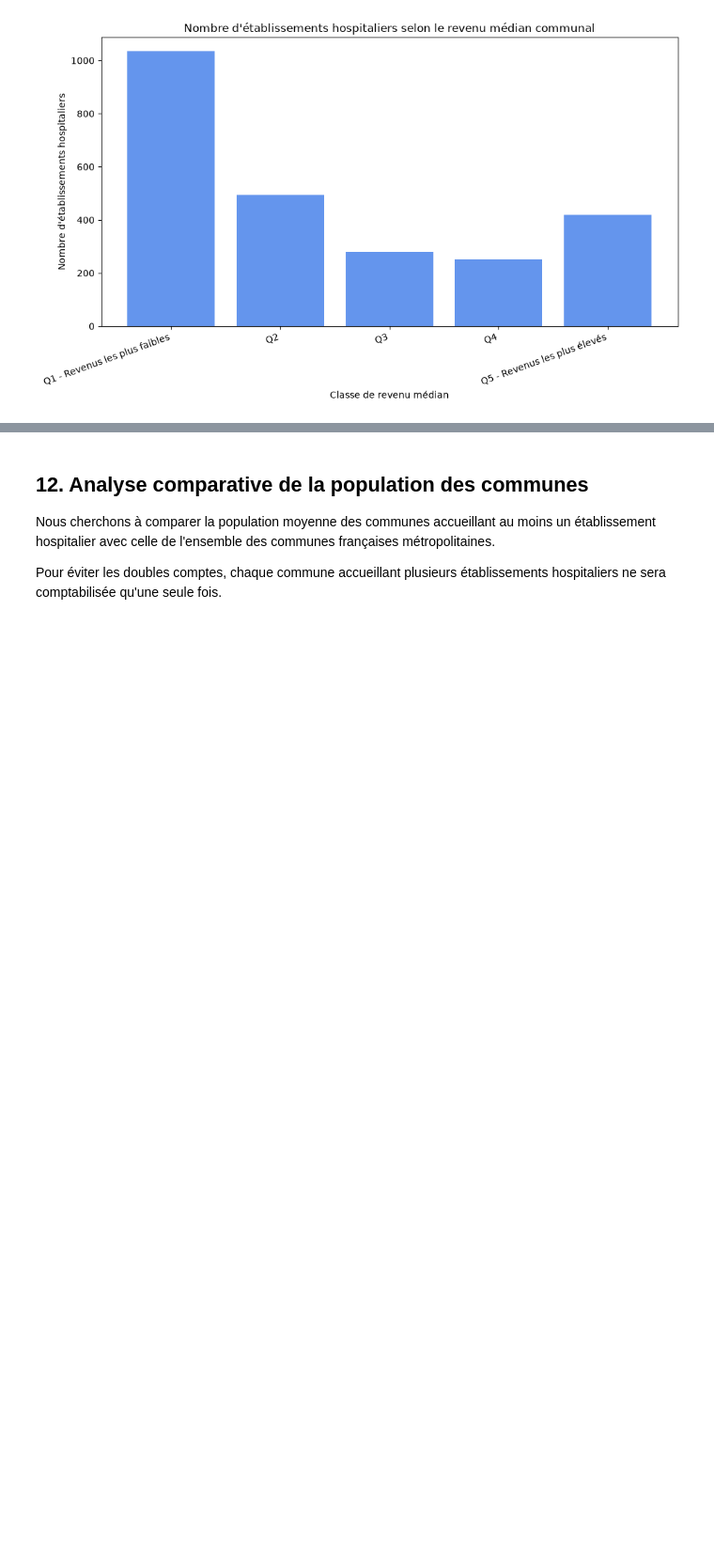
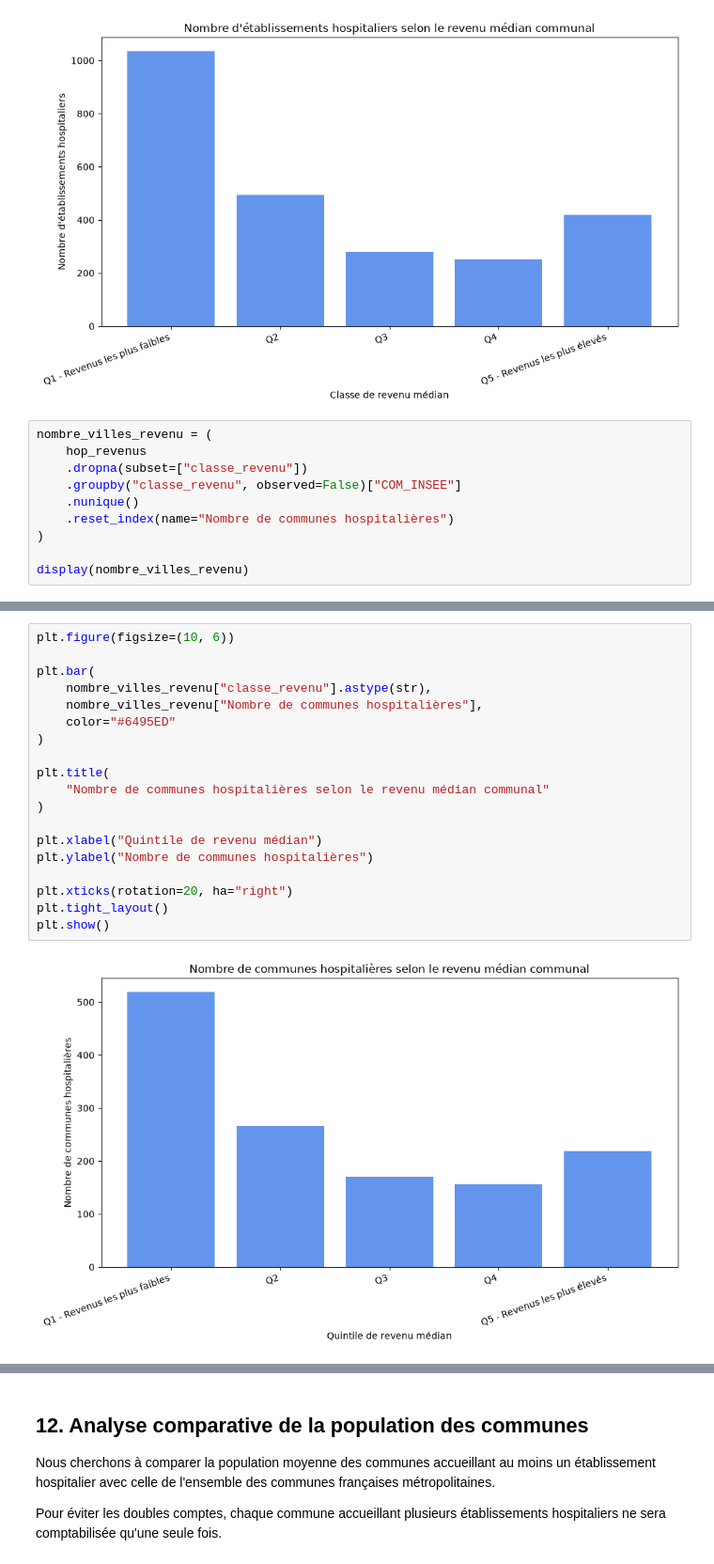
Before and after one commit to amauplot/github_killer, a Jupyter notebook: Analyse_communes.ipynb, the cells around one changed output, grey strips where cells are left out. Shown at 94% size. Drawn from its saved outputs; the diff is of its cells as text; blank space fills up the shorter version.

Commit message:
analyse en termes de prix du foncier et enrichissement analyse revenu média

```diff
--- a/Analyse_communes.ipynb
+++ b/Analyse_communes.ipynb
@@ -648,3 +650,13 @@ plt.tight_layout()
 plt.show()
 # %% [output]
 [figure]
+# %%
+nombre_villes_revenu = (
+    hop_revenus
+    .dropna(subset=["classe_revenu"])
+    .groupby("classe_revenu", observed=False)["COM_INSEE"]
+    .nunique()
+    .reset_index(name="Nombre de communes hospitalières")
+)
+
+display(nombre_villes_revenu)
@@ -650,0 +670,21 @@ plt.show()
+# %%
+plt.figure(figsize=(10, 6))
+
+plt.bar(
+    nombre_villes_revenu["classe_revenu"].astype(str),
+    nombre_villes_revenu["Nombre de communes hospitalières"],
+    color="#6495ED"
+)
+
+plt.title(
+    "Nombre de communes hospitalières selon le revenu médian communal"
+)
+
+plt.xlabel("Quintile de revenu médian")
+plt.ylabel("Nombre de communes hospitalières")
+
+plt.xticks(rotation=20, ha="right")
+plt.tight_layout()
+plt.show()
+# %% [output]
+[figure, added]
```
Also changed, not shown: parts of 15 cells of this notebook, 1 other file.
